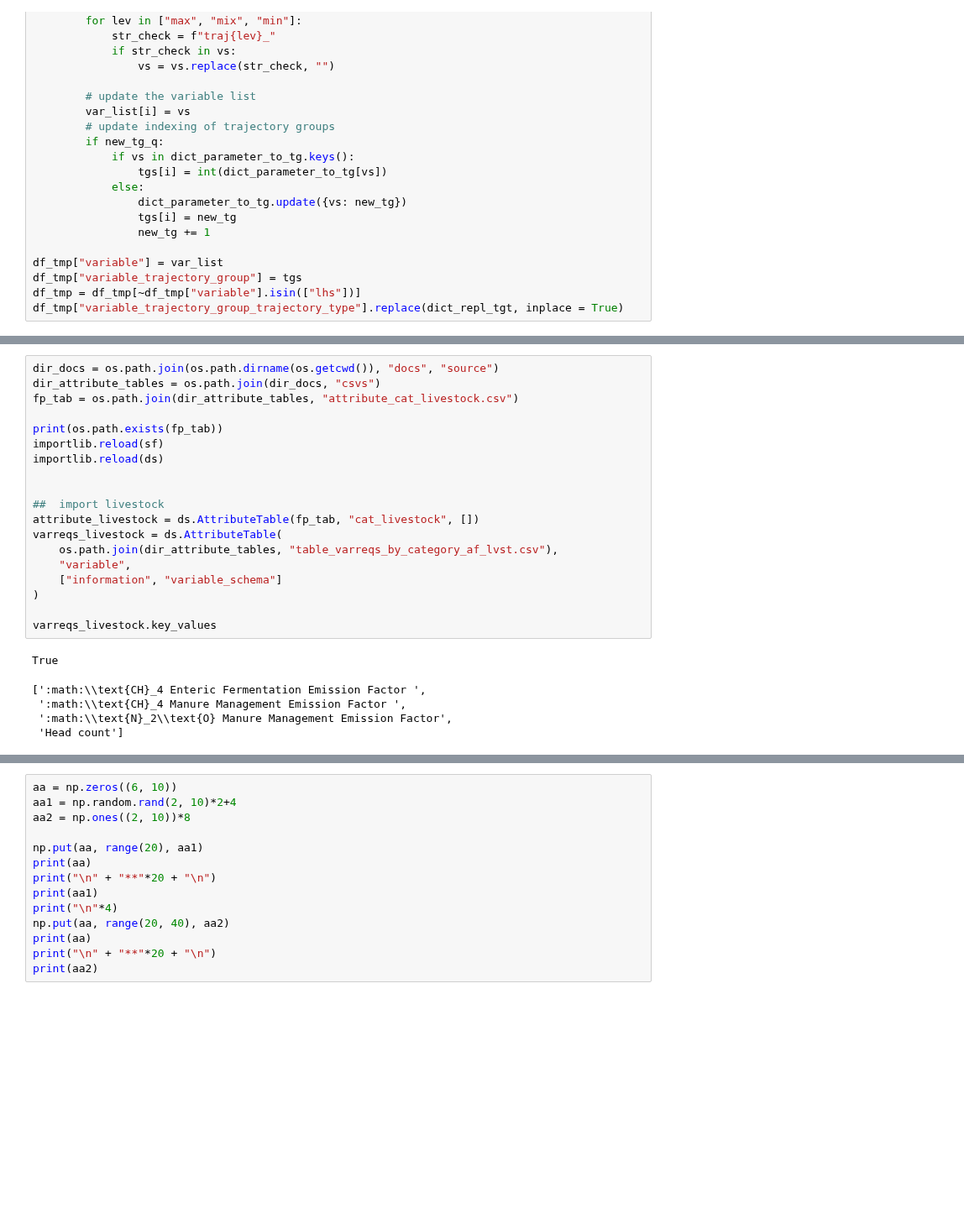
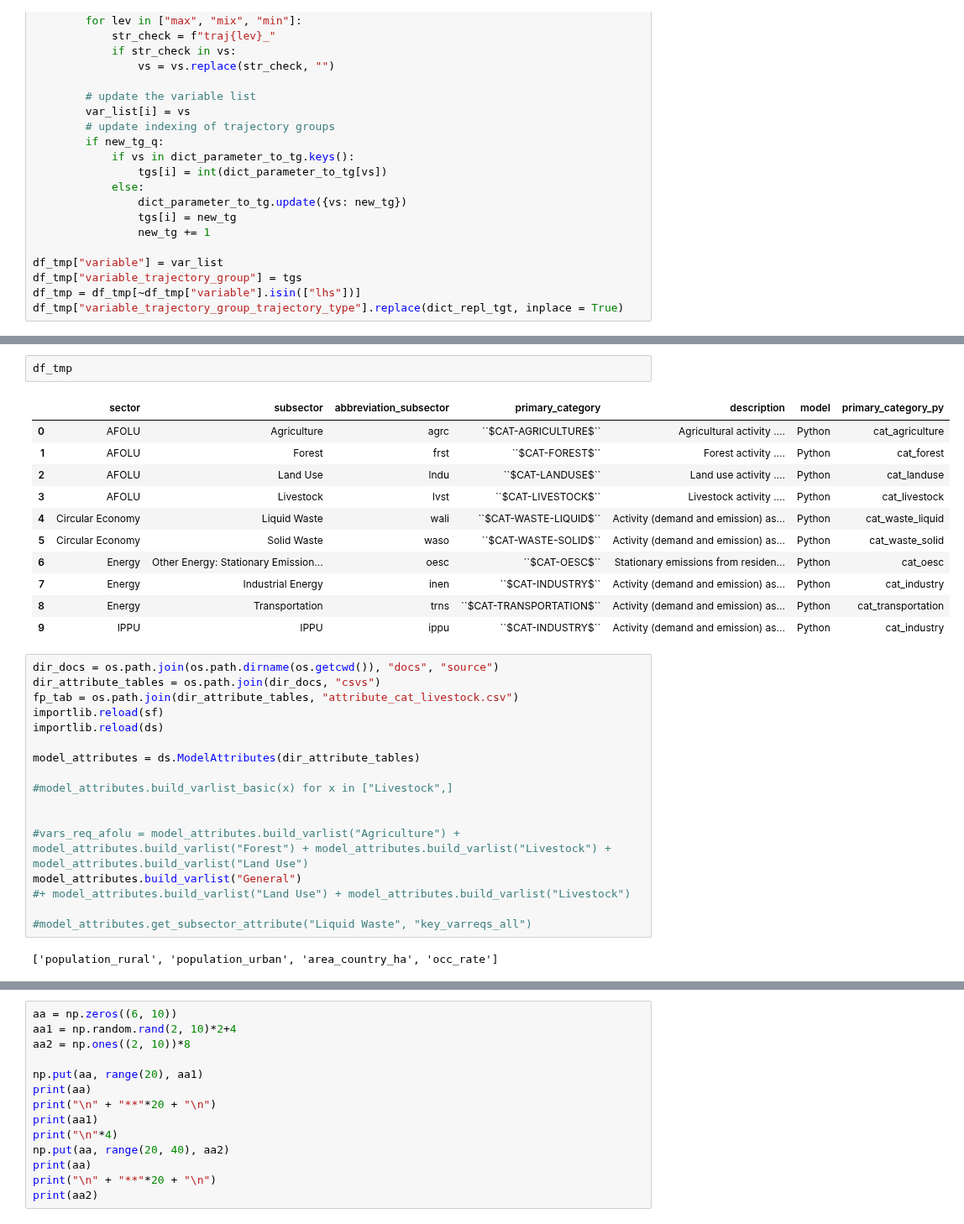
Before and after one commit to jarojasag/lac_decarbonization, a Jupyter notebook: python/build_experimental_design.ipynb, the cells around one changed output, grey strips where cells are left out. Shown at 84% size. Saved outputs shown, nothing was run; the diff lists cells and outputs as text; blank space fills up the shorter version.

Commit message:
Pushing some doc updates, attribute tables, and new code

```diff
--- a/python/build_experimental_design.ipynb
+++ b/python/build_experimental_design.ipynb
@@ -657,25 +673,33 @@ attribute_livestock = AttributeTable(fp_tab, "cat_livestock", [])
+# %%
+df_tmp
+# %% [output]
+|  | sector | subsector | abbreviation_subsector | primary_category | description | model | primary_category_py |
+| 0 | AFOLU | Agriculture | agrc | ``$CAT-AGRICULTURE$`` | Agricultural activity .... | Python | cat_agriculture |
+| 1 | AFOLU | Forest | frst | ``$CAT-FOREST$`` | Forest activity .... | Python | cat_forest |
+| 2 | AFOLU | Land Use | lndu | ``$CAT-LANDUSE$`` | Land use activity .... | Python | cat_landuse |
+| 3 | AFOLU | Livestock | lvst | ``$CAT-LIVESTOCK$`` | Livestock activity .... | Python | cat_livestock |
+| 4 | Circular Economy | Liquid Waste | wali | ``$CAT-WASTE-LIQUID$`` | Activity (demand and emission) as... | Python | cat_waste_liquid |
+| 5 | Circular Economy | Solid Waste | waso | ``$CAT-WASTE-SOLID$`` | Activity (demand and emission) as... | Python | cat_waste_solid |
+| 6 | Energy | Other Energy: Stationary Emission... | oesc | ``$CAT-OESC$`` | Stationary emissions from residen... | Python | cat_oesc |
+| 7 | Energy | Industrial Energy | inen | ``$CAT-INDUSTRY$`` | Activity (demand and emission) as... | Python | cat_industry |
+| 8 | Energy | Transportation | trns | ``$CAT-TRANSPORTATION$`` | Activity (demand and emission) as... | Python | cat_transportation |
+| 9 | IPPU | IPPU | ippu | ``$CAT-INDUSTRY$`` | Activity (demand and emission) as... | Python | cat_industry |
 # %%
 dir_docs = os.path.join(os.path.dirname(os.getcwd()), "docs", "source")
 dir_attribute_tables = os.path.join(dir_docs, "csvs")
 fp_tab = os.path.join(dir_attribute_tables, "attribute_cat_livestock.csv")
-
-print(os.path.exists(fp_tab))
 importlib.reload(sf)
 importlib.reload(ds)
 
+model_attributes = ds.ModelAttributes(dir_attribute_tables)
 
-##  import livestock
-attribute_livestock = ds.AttributeTable(fp_tab, "cat_livestock", [])
-varreqs_livestock = ds.AttributeTable(
-    os.path.join(dir_attribute_tables, "table_varreqs_by_category_af_lvst.csv"),
-    "variable",
-    ["information", "variable_schema"]
-)
+#model_attributes.build_varlist_basic(x) for x in ["Livestock",]
 
-varreqs_livestock.key_values
+
+#vars_req_afolu = model_attributes.build_varlist("Agriculture") + model_attributes.build_varlist("Forest") + model_attributes.build_varlist("Livestock") + model_attributes.build_varlist("Land Use")
+model_attributes.build_varlist("General")
+#+ model_attributes.build_varlist("Land Use") + model_attributes.build_varlist("Livestock")
+
+#model_attributes.get_subsector_attribute("Liquid Waste", "key_varreqs_all")
 # %% [output]
-True
+['population_rural', 'population_urban', 'area_country_ha', 'occ_rate']
-[':math:\\text{CH}_4 Enteric Fermentation Emission Factor ',
- ':math:\\text{CH}_4 Manure Management Emission Factor ',
- ':math:\\text{N}_2\\text{O} Manure Management Emission Factor',
- 'Head count']
```
Also changed, not shown: parts of 20 cells of this notebook, 33 other files.
